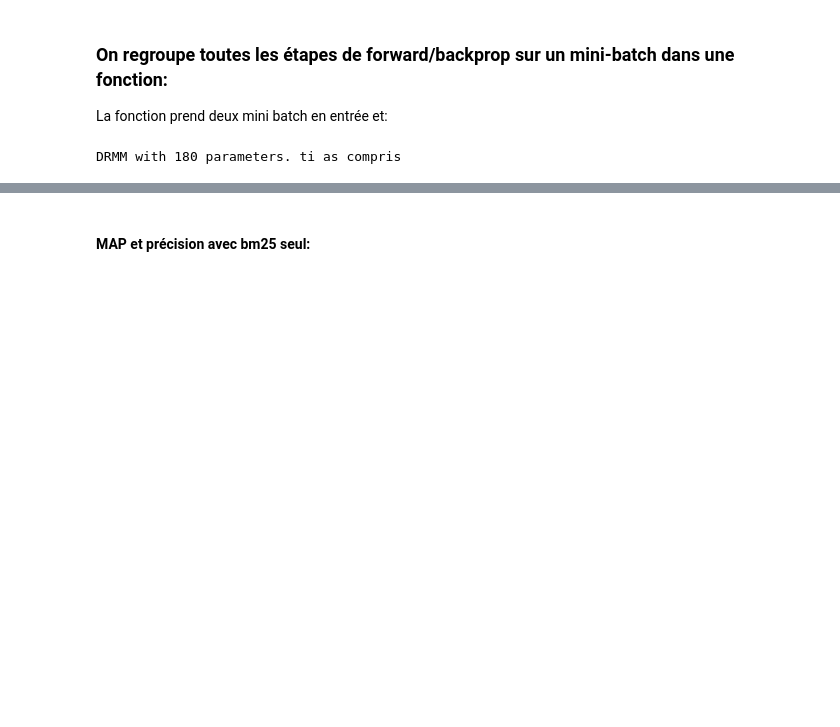
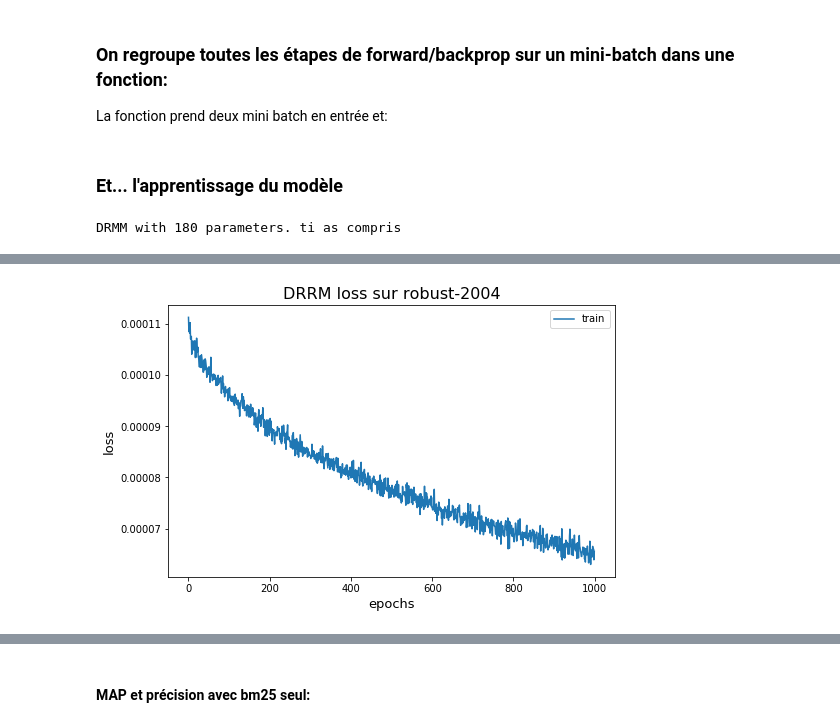
Before and after one commit to ismaelbonneau/semantic_deep_neuralIR, a Jupyter notebook: DRMM.ipynb, the cells around one changed output, grey strips where cells are left out. Drawn from its saved outputs; the diff is of its cells as text; code cells hidden in the pictures; blank space fills up the shorter version.

```diff
--- a/DRMM.ipynb
+++ b/DRMM.ipynb
@@ -281,9 +275,14 @@ val_dataset = DrmmDataset(interractions_test_pos,
 
 Cette classe va nous permettre de gérer le découpage en mini batches et le shuffle. C'est un wrapper pour la classe DataSet qui fournit entre autres un itérateur.
 # %%
+train_dataset = DrmmDataset(interractions_train_pos,
+                            interractions_train_neg)
+val_dataset = DrmmDataset(interractions_test_pos,
+                          interractions_test_neg)
+
 from torch.utils.data import DataLoader
 
-batchsize = 20
+batchsize = 100
 #classe utile pour gérer les mini batches et le shuffle (crucial!)
 train_loader = DataLoader(dataset=train_dataset, batch_size=batchsize, shuffle=True)
 #shuffle = False pour le DataLoader de test!
@@ -328,3 +327,5 @@ def drmm_make_val_step(model, loss_fn, optimizer):
+# %% [markdown]
+### Et... l'apprentissage du modèle
 # %%
 drmm = DRMM(30, 5, hidden_sizes=[5,1])
 print(drmm)
@@ -337,7 +338,12 @@ make_val_step = drmm_make_val_step(drmm, hingeloss, optimizer)
 
 losses = []
 val_losses = []
-nb_epochs = 300
+metrics = []
+val_metrics = []
+nb_epochs = 1000
+
+bm25_dict = pickle.load(open("results_bm25_robust.pkl", "rb"))
+reranker = Reranker(bm25_dict)
 
 for i in range(nb_epochs):
     #parcourir tous les batches du dataloader
@@ -349,8 +355,20 @@ for i in range(nb_epochs):
         #neg_batch[0]: les interractions négatives correspondantes...
         #neg_batch[1]: les query term correspondantes...
 
+        #évaluation empirical loss + backward pass
         tiacompris.append(make_train_step(pos_batch, neg_batch))
     losses.append(np.array(tiacompris).mean())
+
+    #évaluation RI
+    reranker.set_model(drmm)
+    lol = reranker.rerank(queries = train)
+    reranker.save_results(lol, "tiacompris")
+    treceval = compute_trec_eval("data/qrels.robust2004.txt", "tiacompris")
+    metrics.append((treceval["map"], treceval["P_20"]))
+
+    if i % 10 == 0:
+        print("**epoch {}: loss {} map {}**".format(i, losses[-1], treceval["map"]))
+
 
     #on met le modèle en mode "ne calcule pas le gradient"
     with torch.no_grad():
@@ -361,7 +379,7 @@ for i in range(nb_epochs):
 
 plt.figure(figsize=(8,5))
 plt.plot(list(range(nb_epochs)), losses, label="train")
-plt.plot(list(range(nb_epochs)), val_losses, label="validation")
+#plt.plot(list(range(nb_epochs)), val_losses, label="validation")
 plt.title("DRRM loss sur robust-2004", fontsize=16)
 plt.ylabel("loss", fontsize=13)
 plt.xlabel("epochs", fontsize=13)
@@ -373,3 +407,4 @@ KeyboardInterrupt:
+[figure, added]
 # %% [markdown]
 ### On peut maintenant tester le modèle avec des métriques de RI:
 
```
Also changed, not shown: parts of 12 cells of this notebook, 2 other files.
